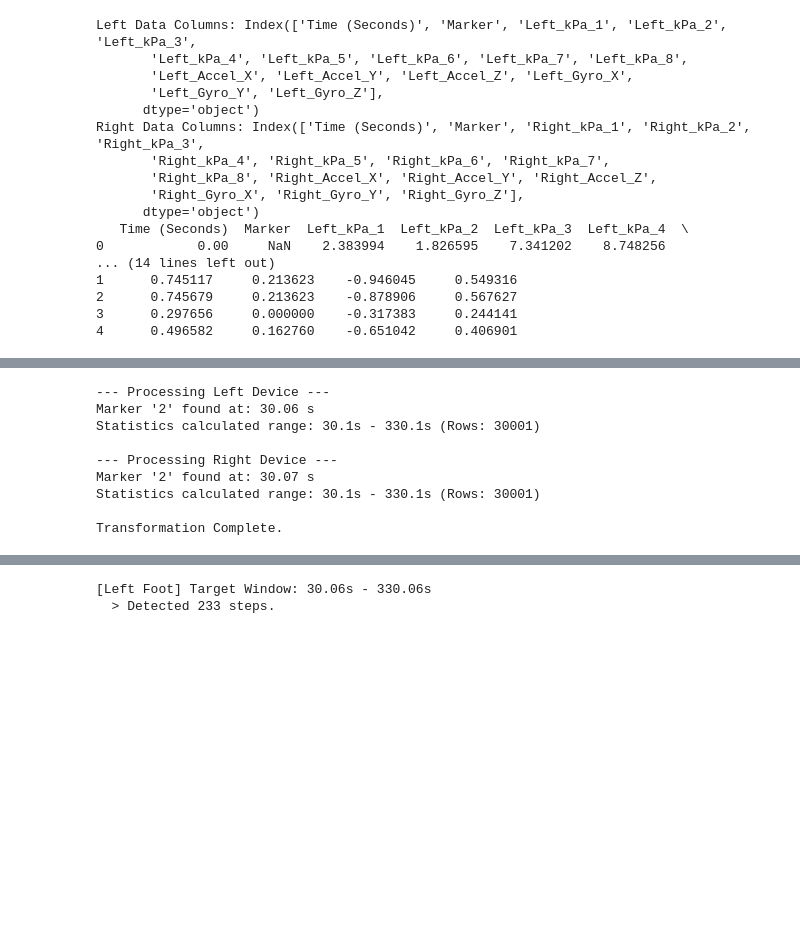
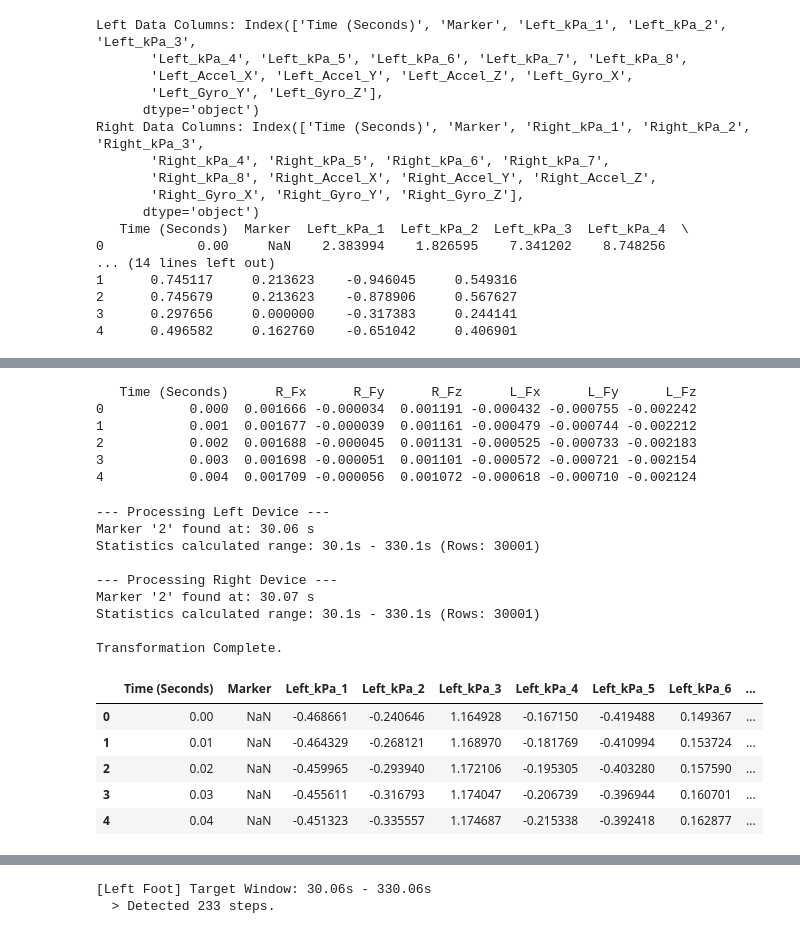
Before and after one commit to HideyukiNagashio/my-research-project, a Jupyter notebook: Pre-processing.ipynb, the cells around one changed output, grey strips where cells are left out. Cells and saved outputs as stored; diff of their text form; code cells hidden in the pictures; blank space fills up the shorter version.

```diff
--- a/Pre-processing.ipynb
+++ b/Pre-processing.ipynb
@@ -277,3 +500,20 @@ df_force_smoothed =process_smoothing_dataframe(df_force, 1000)
+# %%
+columns = ['Time (Seconds)', 'R_Fx', 'R_Fy', 'R_Fz', 'L_Fx', 'L_Fy', 'L_Fz']
+force_columns = ['R_Fx', 'R_Fy', 'R_Fz', 'L_Fx', 'L_Fy', 'L_Fz']
+
+body_weight = 60.9 * 9.81  # body weight [N]
+
+df_normalized = df_force_smoothed[columns].copy()
+df_normalized[force_columns] /= body_weight
+
+print(df_normalized.head())
+# %% [output]
+   Time (Seconds)      R_Fx      R_Fy      R_Fz      L_Fx      L_Fy      L_Fz
+0           0.000  0.001666 -0.000034  0.001191 -0.000432 -0.000755 -0.002242
+1           0.001  0.001677 -0.000039  0.001161 -0.000479 -0.000744 -0.002212
+2           0.002  0.001688 -0.000045  0.001131 -0.000525 -0.000733 -0.002183
+3           0.003  0.001698 -0.000051  0.001101 -0.000572 -0.000721 -0.002154
+4           0.004  0.001709 -0.000056  0.001072 -0.000618 -0.000710 -0.002124
 # %%
 def process_zscore_normalization(df_input, duration=300):
     """
@@ -324,30 +564,37 @@ def process_zscore_normalization(df_input, duration=300):
     # 標準偏差が0の場合（ずっと値が変わらない場合）、割り算で無限大(inf)になるのを防ぐ
     # stdが0の場合は1に置換して、結果(x-mean)を0にする
     stds = stds.replace(0, 1)
 
     # 計算: (値 - 平均) / 標準偏差
     df_z[target_cols] = (df_z[target_cols] - means) / stds
 
     return df_z, means, stds
 
 # --- メイン処理 ---
 
 # 左右それぞれのデータフレームに適用 (平滑化済みのデータを使用)
 print("--- Processing Left Device ---")
 df_left_z, left_means, left_stds = process_zscore_normalization(df_left_smoothed, duration=300)
 
 print("\n--- Processing Right Device ---")
 df_right_z, right_means, right_stds = process_zscore_normalization(df_right_smoothed, duration=300)
 
 # 結果確認
 print("\nTransformation Complete.")
+df_left_z.head()
 # %% [output]
 --- Processing Left Device ---
 Marker '2' found at: 30.06 s
 Statistics calculated range: 30.1s - 330.1s (Rows: 30001)
 
 --- Processing Right Device ---
 Marker '2' found at: 30.07 s
 Statistics calculated range: 30.1s - 330.1s (Rows: 30001)
 
 Transformation Complete.
+|  | Time (Seconds) | Marker | Left_kPa_1 | Left_kPa_2 | Left_kPa_3 | Left_kPa_4 | Left_kPa_5 | Left_kPa_6 | ... |
+| 0 | 0.00 | NaN | -0.468661 | -0.240646 | 1.164928 | -0.167150 | -0.419488 | 0.149367 | ... |
+| 1 | 0.01 | NaN | -0.464329 | -0.268121 | 1.168970 | -0.181769 | -0.410994 | 0.153724 | ... |
+| 2 | 0.02 | NaN | -0.459965 | -0.293940 | 1.172106 | -0.195305 | -0.403280 | 0.157590 | ... |
+| 3 | 0.03 | NaN | -0.455611 | -0.316793 | 1.174047 | -0.206739 | -0.396944 | 0.160701 | ... |
+| 4 | 0.04 | NaN | -0.451323 | -0.335557 | 1.174687 | -0.215338 | -0.392418 | 0.162877 | ... |
```
Also changed, not shown: parts of 9 cells of this notebook.
